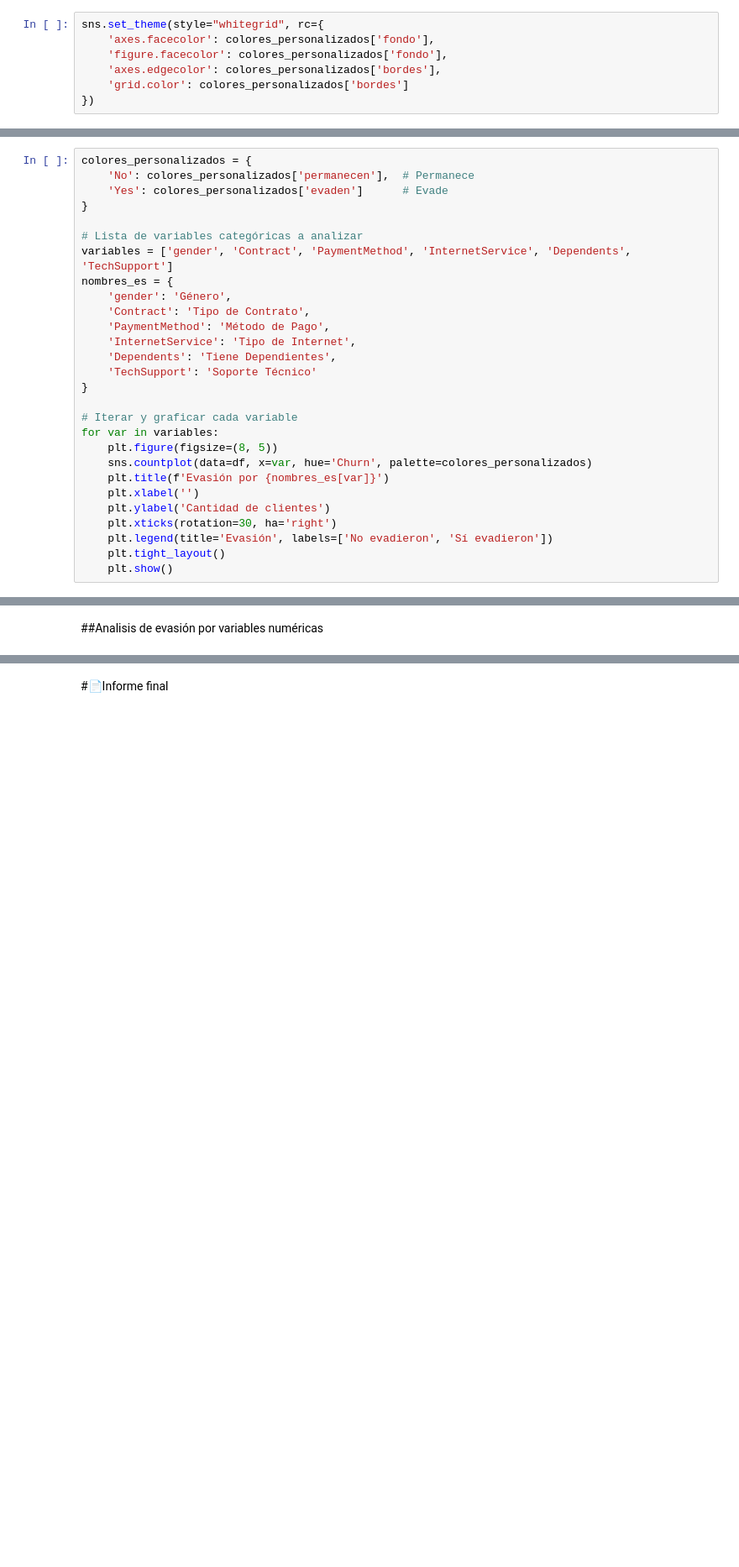
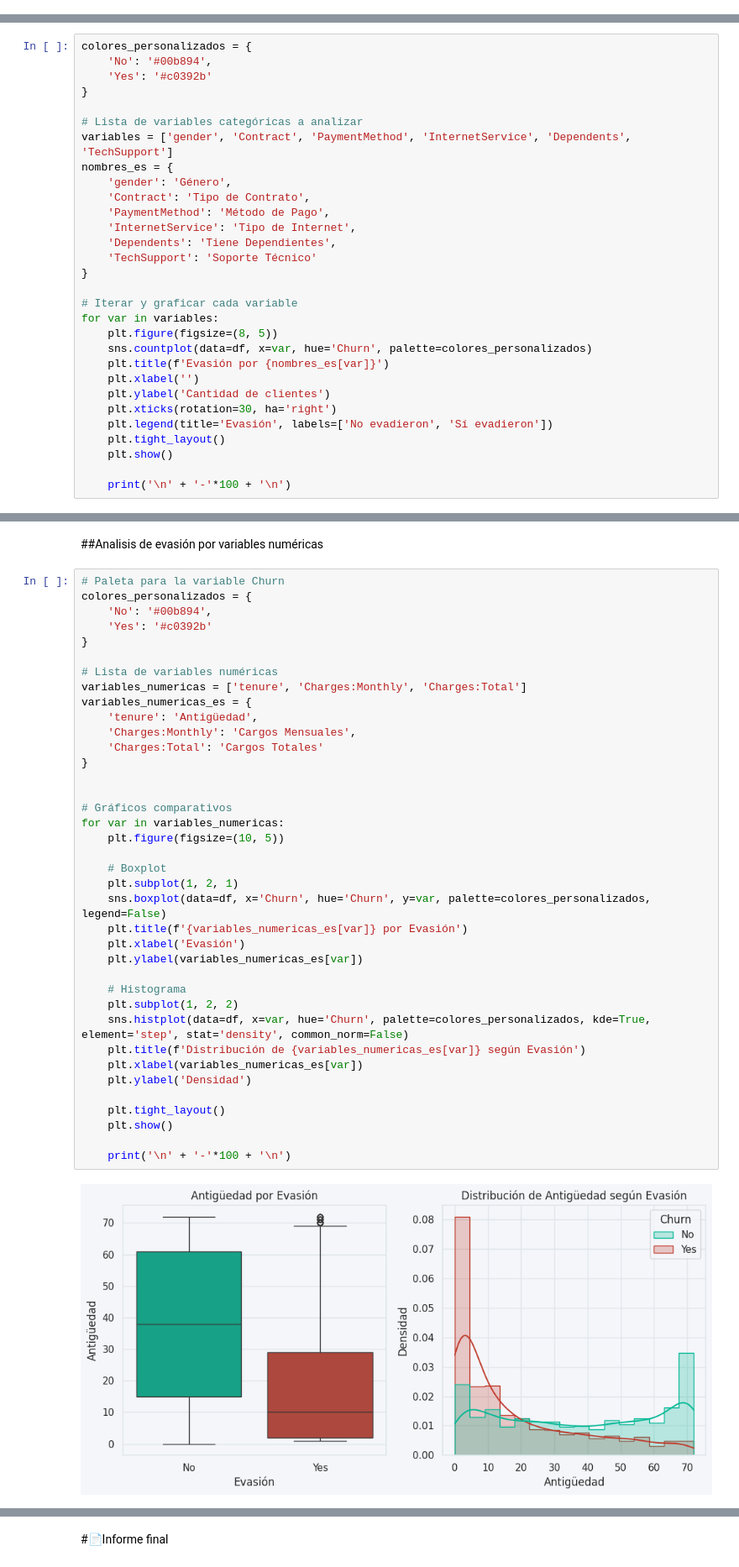
Before and after one commit to Ronaldvarela852/TelecomX_LATAM, a Jupyter notebook: TelecomX_LATAM.ipynb, the cells around one changed output, grey strips where cells are left out. Shown: that part at 84% size. Saved outputs shown, nothing was run; the diff lists cells and outputs as text; blank space fills up the shorter version.

```diff
--- a/TelecomX_LATAM.ipynb
+++ b/TelecomX_LATAM.ipynb
@@ -23,10 +15,3 @@ colores_personalizados = {
-# %%
-sns.set_theme(style="whitegrid", rc={
-    'axes.facecolor': colores_personalizados['fondo'],
-    'figure.facecolor': colores_personalizados['fondo'],
-    'axes.edgecolor': colores_personalizados['bordes'],
-    'grid.color': colores_personalizados['bordes']
-})
 # %%
 df= pd.read_json('/content/drive/MyDrive/TelecomX_Data.json')
 df.head()
@@ -299,8 +283,8 @@ plt.show()
 ##Analisis de evasión segun variables categóricas
 # %%
 colores_personalizados = {
-    'No': colores_personalizados['permanecen'],  # Permanece
-    'Yes': colores_personalizados['evaden']      # Evade
+    'No': '#00b894',
+    'Yes': '#c0392b'
 }
 
 # Lista de variables categóricas a analizar
@@ -325,5 +309,7 @@ for var in variables:
     plt.legend(title='Evasión', labels=['No evadieron', 'Sí evadieron'])
     plt.tight_layout()
     plt.show()
+
+    print('\n' + '-'*100 + '\n')
 # %% [output]
 [figure]
@@ -335,2 +327,42 @@ for var in variables:
 # %% [markdown]
 ##Analisis de evasión por variables numéricas
+# %%
+# Paleta para la variable Churn
+colores_personalizados = {
+    'No': '#00b894',
+    'Yes': '#c0392b'
+}
+
+# Lista de variables numéricas
+variables_numericas = ['tenure', 'Charges:Monthly', 'Charges:Total']
+variables_numericas_es = {
+    'tenure': 'Antigüedad',
+    'Charges:Monthly': 'Cargos Mensuales',
+    'Charges:Total': 'Cargos Totales'
+}
+
+
+# Gráficos comparativos
+for var in variables_numericas:
+    plt.figure(figsize=(10, 5))
+
+    # Boxplot
+    plt.subplot(1, 2, 1)
+    sns.boxplot(data=df, x='Churn', hue='Churn', y=var, palette=colores_personalizados, legend=False)
+    plt.title(f'{variables_numericas_es[var]} por Evasión')
+    plt.xlabel('Evasión')
+    plt.ylabel(variables_numericas_es[var])
+
+    # Histograma
+    plt.subplot(1, 2, 2)
+    sns.histplot(data=df, x=var, hue='Churn', palette=colores_personalizados, kde=True, element='step', stat='density', common_norm=False)
+    plt.title(f'Distribución de {variables_numericas_es[var]} según Evasión')
+    plt.xlabel(variables_numericas_es[var])
+    plt.ylabel('Densidad')
+
+    plt.tight_layout()
+    plt.show()
+
+    print('\n' + '-'*100 + '\n')
+# %% [output]
+[figure, added]
```
Also changed, not shown: parts of 8 cells of this notebook.
